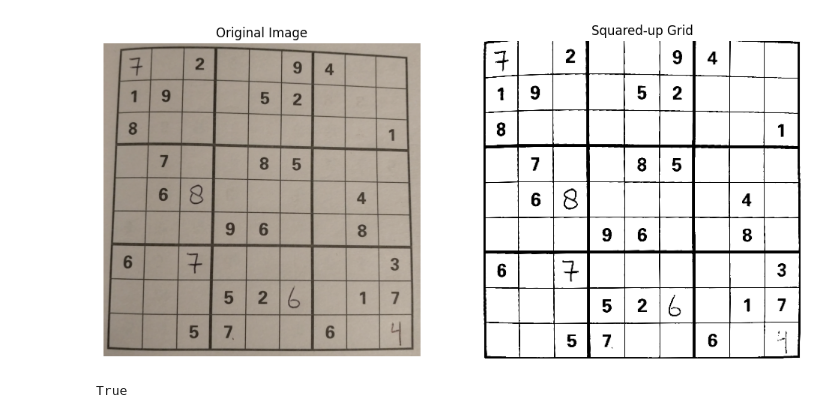
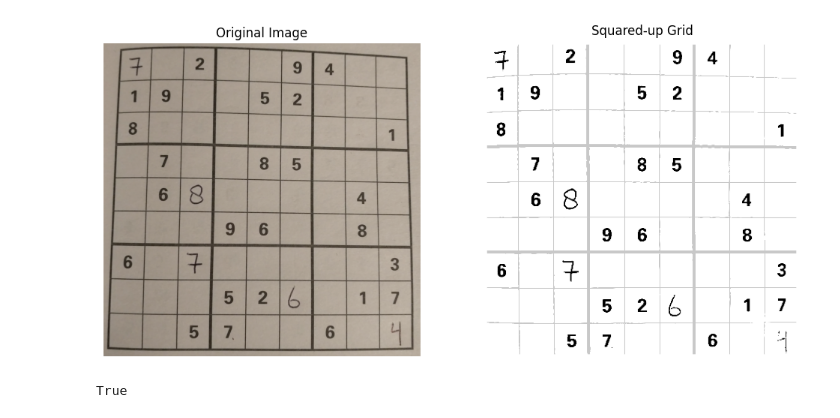
Before and after one commit to jedhelmers/coursera-mnist-sudoku, a Jupyter notebook: image-correction.ipynb, the cells around one changed output. Cells and saved outputs as stored; diff of their text form; code cells hidden in the pictures.

```diff
--- a/image-correction.ipynb
+++ b/image-correction.ipynb
@@ -38,7 +38,7 @@ line_image = np.zeros_like(image)
 
 for line in lines:
     x1, y1, x2, y2 = line[0]
-    cv2.line(line_image, (x1, y1), (x2, y2), (255, 0, 0), 2)
+    cv2.line(line_image, (x1, y1), (x2, y2), (255, 255, 255), 2)
 
 # Combine the original image with the detected lines
 detected_lines_image = cv2.addWeighted(image, 0.8, line_image, 1, 0)
@@ -120,34 +118,70 @@ approx = cv2.approxPolyDP(largest_contour, epsilon, True)
 # Extract corner points of the polygon and order them clockwise
 src_points = np.float32(approx[:, 0])
 src_points = src_points[np.argsort(src_points[:, 1])]
+
 if src_points[0][0] > src_points[1][0]:
     src_points[0], src_points[1] = src_points[1].copy(), src_points[0].copy()
 if src_points[2][0] < src_points[3][0]:
     src_points[2], src_points[3] = src_points[3].copy(), src_points[2].copy()
 
 # Define the destination points for perspective transformation (clockwise order)
 dst_points = np.array([[0, 0], [449, 0], [449, 449], [0, 449]], dtype=np.float32)
 
 # Perform perspective transformation to warp the image
 M = cv2.getPerspectiveTransform(src_points, dst_points)
 warped = cv2.warpPerspective(gray, M, (450, 450))
 
+"""
+
+"""
+# 3. Canny edge detection
+edges_2 = cv2.Canny(warped, 50, 150)
+edges_2 = cv2.adaptiveThreshold(edges_2, 255, cv2.ADAPTIVE_THRESH_GAUSSIAN_C, cv2.THRESH_BINARY_INV, 11, 10)
+
+# Perform Hough Line Transform
+lines = cv2.HoughLinesP(edges_2, 1, np.pi / 80, 200, minLineLength=10, maxLineGap=10)
+
+# Draw detected lines on a blank canvas
+line_image = np.zeros_like(warped)
+
+for line in lines:
+    x1, y1, x2, y2 = line[0]
+    cv2.line(line_image, (x1, y1), (x2, y2), (200, 200, 200), 8)
+
+# Combine the original image with the detected lines
+detected_lines_image = cv2.addWeighted(warped, 0.8, line_image, 1, 0)
+
+# Combine the original image with the detected lines
+warped = cv2.addWeighted(warped, 0.8, detected_lines_image, 1, 0)
+
+# Chop border by n
+chop_border_by_n = 5
+border_shade = 255.0
+
+warped[:chop_border_by_n, :] = border_shade  # Top row
+warped[-chop_border_by_n - 1:, :] = border_shade  # Bottom row
+warped[:, :chop_border_by_n] = border_shade  # Leftmost column
+warped[:, -chop_border_by_n - 1:] = border_shade  # Rightmost column
+
+"""
+
+"""
 # Display the original image and the squared-up grid
 plt.figure(figsize=(12, 6))
 
 plt.subplot(1, 2, 1)
 plt.imshow(cv2.cvtColor(image, cv2.COLOR_BGR2RGB))
 plt.title('Original Image')
 plt.axis('off')
 
 plt.subplot(1, 2, 2)
 plt.imshow(cv2.cvtColor(warped, cv2.COLOR_BGR2RGB))
 plt.title('Squared-up Grid')
 plt.axis('off')
 
 plt.show()
 # %% [output]
-[figure, old version]
+[figure, new version]
 # %%
 # Save the cropped image as a PNG file
 cv2.imwrite('./resources/cropped_puzzle.png', warped)
```
Also changed, not shown: parts of 2 cells of this notebook, 8 other files.
